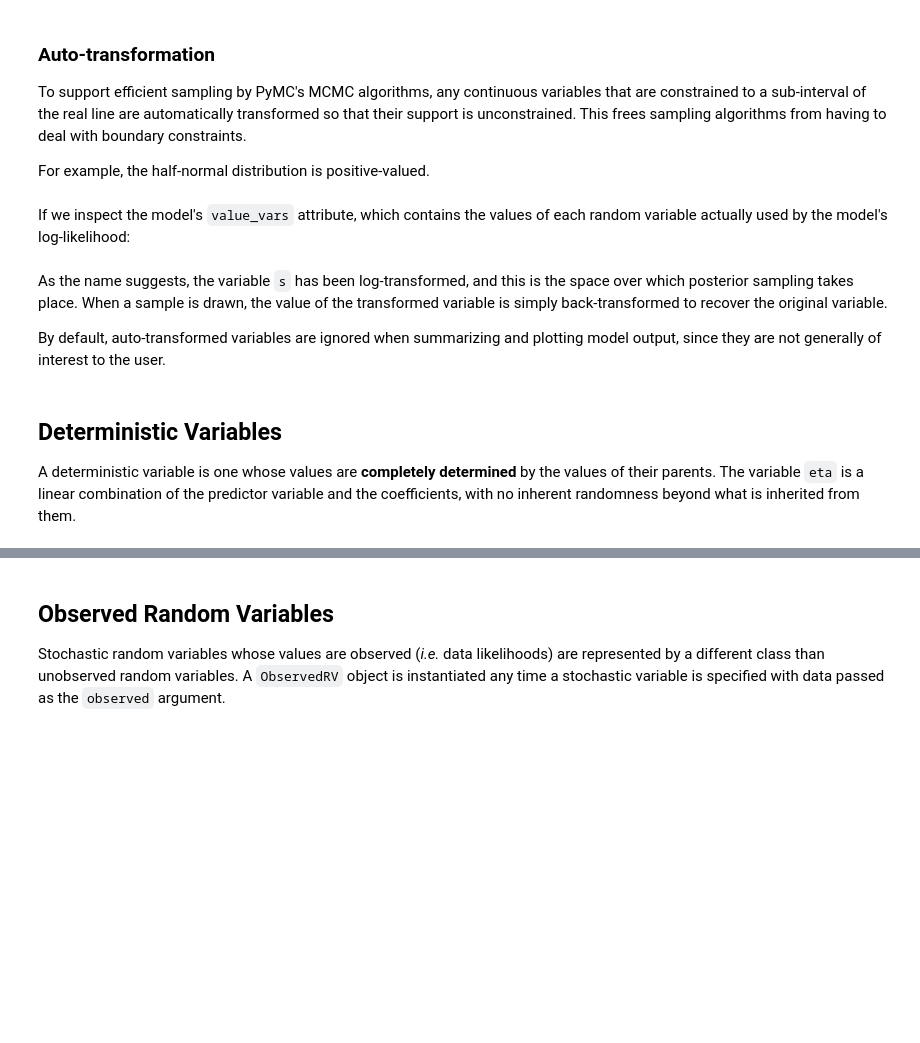
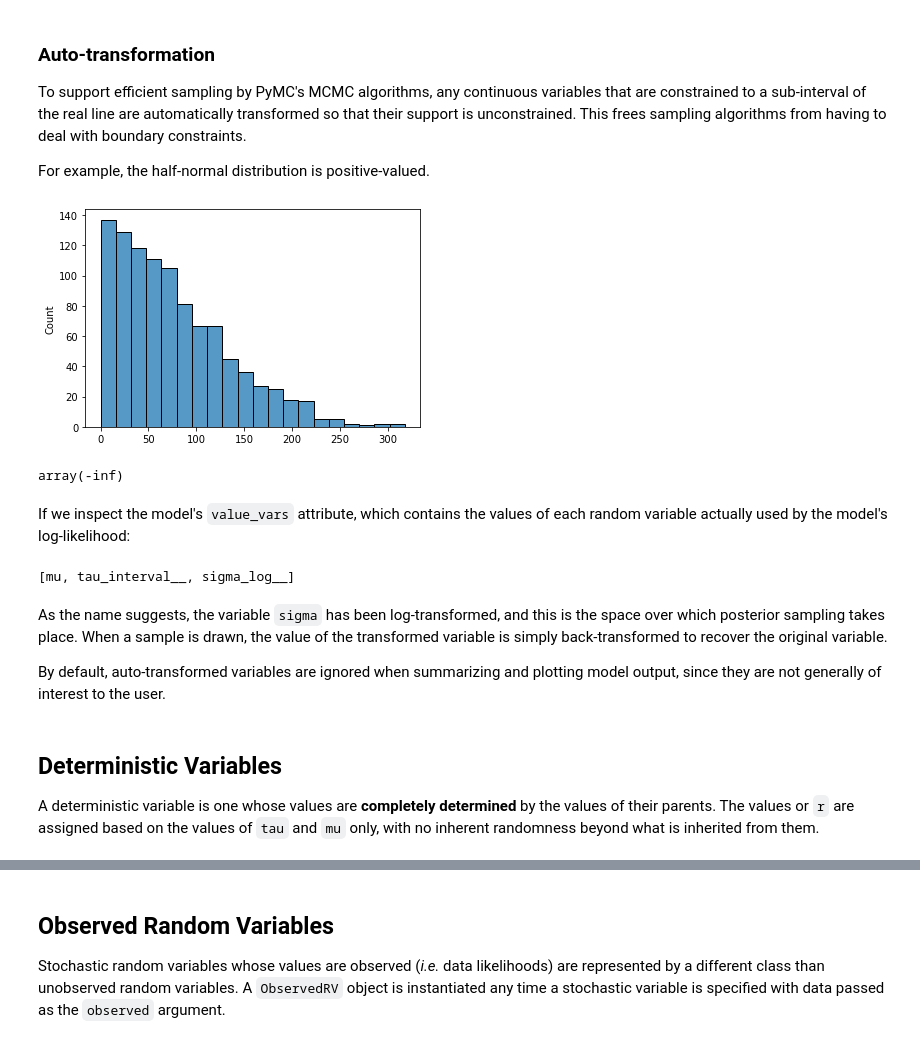
Before and after one commit to fonnesbeck/probabilistic_python, a Jupyter notebook: pymc_intro.ipynb, the cells around one changed output, grey strips where cells are left out. Cells and saved outputs as stored; diff of their text form; code cells hidden in the pictures; blank space fills up the shorter version.

```diff
--- a/pymc_intro.ipynb
+++ b/pymc_intro.ipynb
@@ -83,7 +103,8 @@ Let's start at the top of the model, with the first stochastic variable `beta`:
 # %%
-with pm.Model() as weibull_model:
+with pm.Model() as spin_rate_model:
 
-    beta = pm.Normal("beta", mu=0., sigma=10., shape=2)
+    mu = pm.Normal('mu', mu=2500, sigma=100, shape=2)
+    tau = pm.Uniform('tau', lower=day_ind.min(), upper=day_ind.max())
 # %% [markdown]
 We have done two things here. First, we have created a `Model` object; a `Model` is a Python object that encapsulates all of the variables that comprise our theoretical model, keeping them in a single container so that they may be used as a unit. After a `Model` is created, we can populate it with all of the model components that we specified when we wrote the model down.
 
@@ -154 +205,5 @@ with weibull_model:
+# %%
+with spin_rate_model:
+
+    sigma = pm.HalfNormal("sigma", 100.)
 # %% [markdown]
@@ -164,18 +221,24 @@ To support efficient sampling by PyMC's MCMC algorithms, any continuous variable
 
 For example, the half-normal distribution is positive-valued.
 # %%
-sns.histplot(pm.draw(s, 1000));
+sns.histplot(pm.draw(sigma, 1000));
+# %% [output]
+[figure, added]
 # %%
-pm.logp(s, -1).eval()
+pm.logp(sigma, -1).eval()
+# %% [output]
+array(-inf)
 # %% [markdown]
 If we inspect the model's `value_vars` attribute, which contains the values of each random variable actually used by the model's log-likelihood:
 # %%
-weibull_model.value_vars
+spin_rate_model.value_vars
+# %% [output]
+[mu, tau_interval__, sigma_log__]
 # %% [markdown]
-As the name suggests, the variable ``s`` has been log-transformed, and this is the space over which posterior sampling takes place. When a sample is drawn, the value of the transformed variable is simply back-transformed to recover the original variable.
+As the name suggests, the variable `sigma` has been log-transformed, and this is the space over which posterior sampling takes place. When a sample is drawn, the value of the transformed variable is simply back-transformed to recover the original variable.
 
 By default, auto-transformed variables are ignored when summarizing and plotting model output, since they are not generally of interest to the user.
 # %% [markdown]
 ## Deterministic Variables
 
-A deterministic variable is one whose values are **completely determined** by the values of their parents. The variable `eta` is a linear combination of the predictor variable and the coefficients, with no inherent randomness beyond what is inherited from them.
+A deterministic variable is one whose values are **completely determined** by the values of their parents. The values or `r` are assigned based on the values of `tau` and `mu` only, with no inherent randomness beyond what is inherited from them.
```
Also changed, not shown: parts of 43 cells of this notebook, 1 other file.
